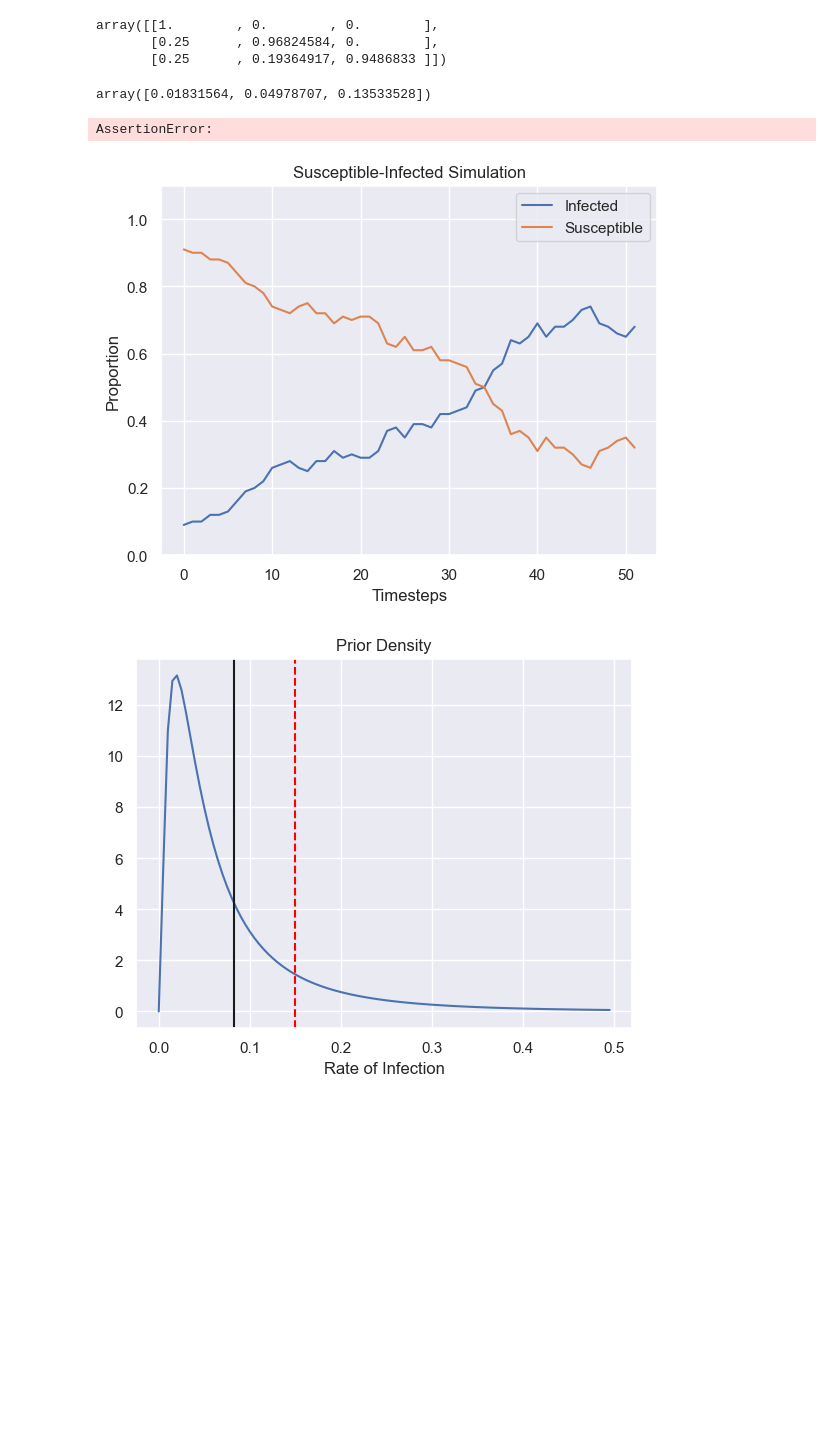
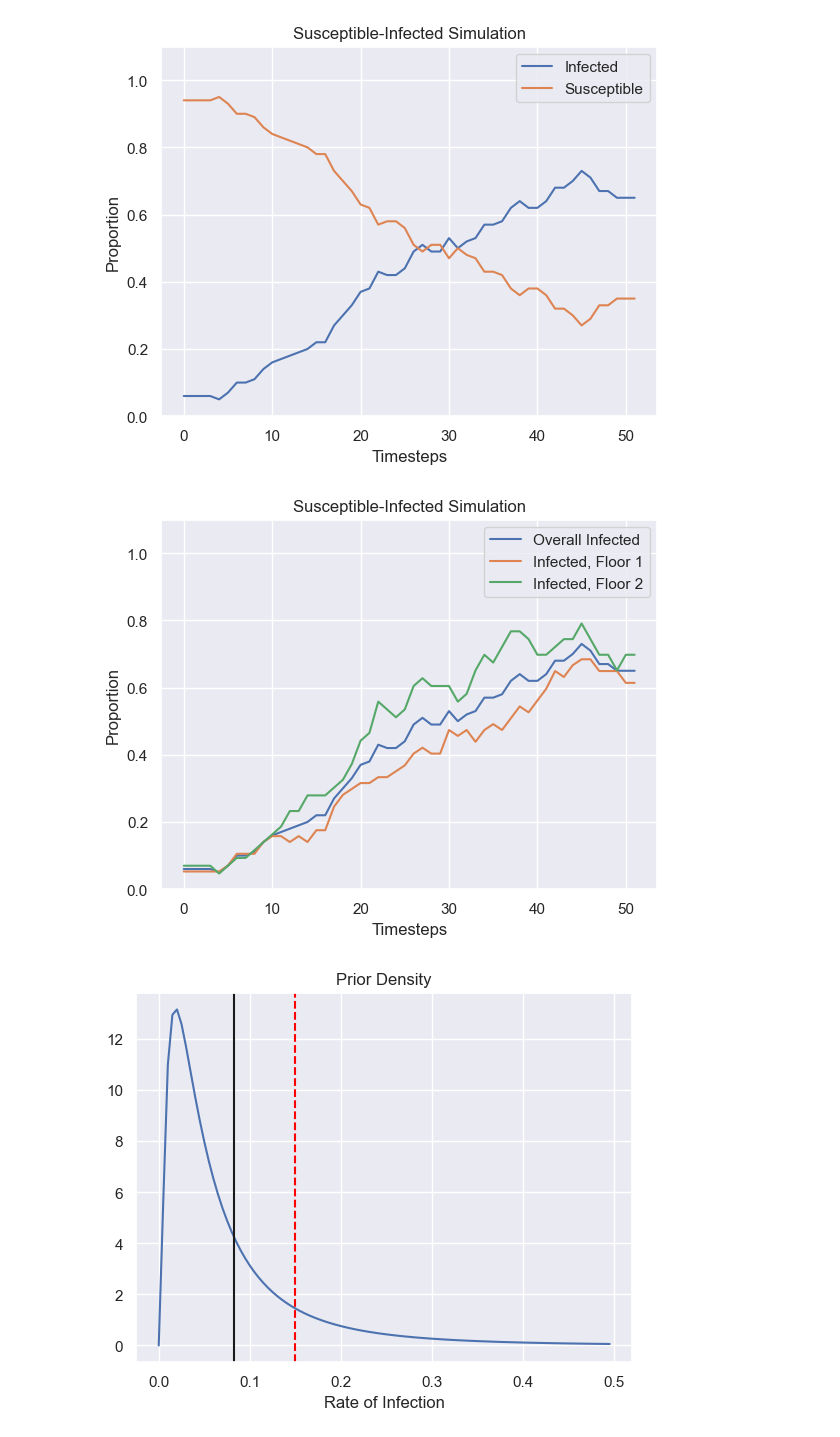
Before and after one commit to epibayes/np-epid, a Jupyter notebook: notebooks/si_sim_het.ipynb, the cells around one changed output. Cells and saved outputs as stored; diff of their text form; code cells hidden in the pictures; blank space fills up the shorter version.

```diff
--- a/notebooks/si_sim_het.ipynb
+++ b/notebooks/si_sim_het.ipynb
@@ -30,28 +22,9 @@ prior_sigma =
-# %%
-np.linalg.cholesky(prior_sigma)
-# %% [output]
-array([[1.        , 0.        , 0.        ],
-       [0.25      , 0.96824584, 0.        ],
-       [0.25      , 0.19364917, 0.9486833 ]])
-# %%
-np.exp([-4, -3, -2])
-# %% [output]
-array([0.01831564, 0.04978707, 0.13533528])
 # %%
-si_model = SIModel(alpha, gamma, beta_true,
-                   prior_mu, prior_sigma, n_zones,
-                   N, T, summarize=False)
-
+si_model = SIModel(alpha, gamma, beta_true, n_zones,
+                   prior_mu, prior_sigma, N, T, summarize=False)
 x_o_raw = si_model.get_observed_data(29)
-# %% [output]
-AssertionError:
 # %%
-# si_model = SIModel(alpha, gamma, beta_true,
-#                    prior_mu, prior_sigma, n_zones,
-#                    N, T, summarize=False)
-
-# x_o_raw = si_model.get_observed_data(29)
-I_o = np.array(x_o_raw)[0]
+I_o = np.array(x_o_raw[0])
 S_o  = 1 - I_o
 plt.plot(I_o, label="Infected")
 plt.plot(S_o, label="Susceptible")
@@ -62,7 +35,21 @@ plt.ylim(0, 1.1)
 plt.title("Susceptible-Infected Simulation")
 plt.show()
 # %% [output]
-[figure, old version]
+[figure, new version]
+# %%
+F1 = np.array(x_o_raw[1])
+F2  = np.array(x_o_raw[2])
+plt.plot(I_o, label="Overall Infected")
+plt.plot(F1, label="Infected, Floor 1")
+plt.plot(F2, label="Infected, Floor 2")
+plt.legend(loc="upper right")
+plt.xlabel("Timesteps")
+plt.ylabel("Proportion")
+plt.ylim(0, 1.1)
+plt.title("Susceptible-Infected Simulation")
+plt.show()
+# %% [output]
+[figure, added]
 # %%
 # visualize prior
 prior_mu = -3
```
Also changed, not shown: parts of 13 cells of this notebook, 7 other files.
